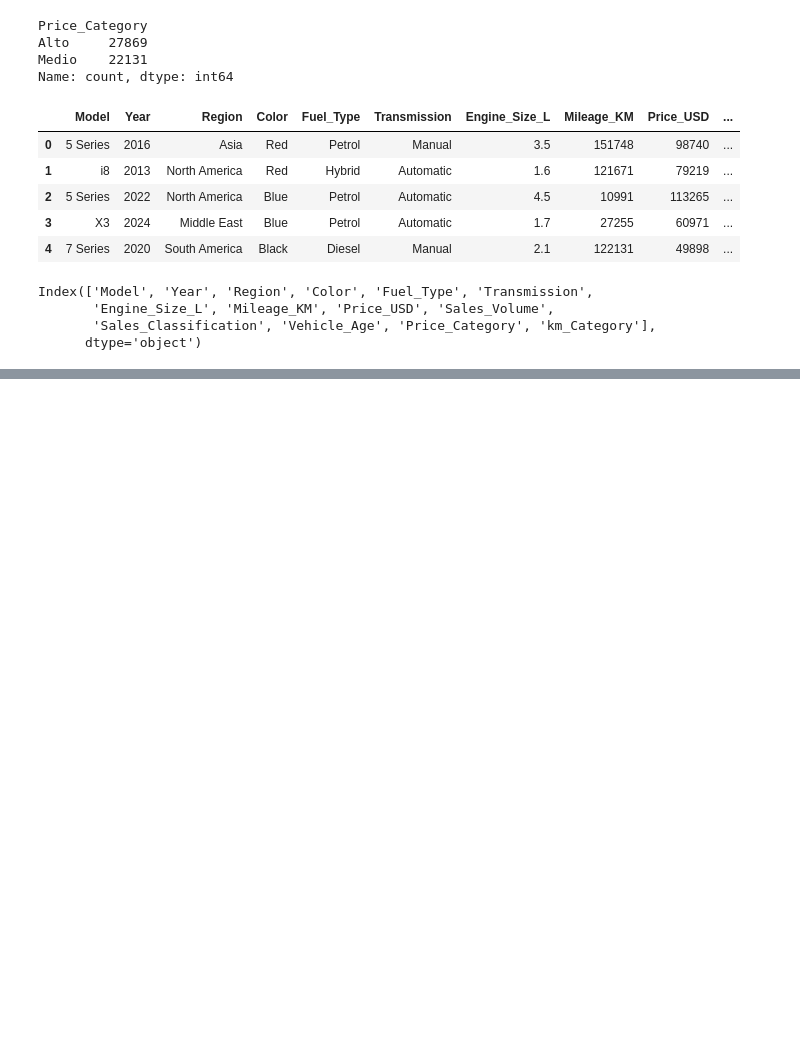
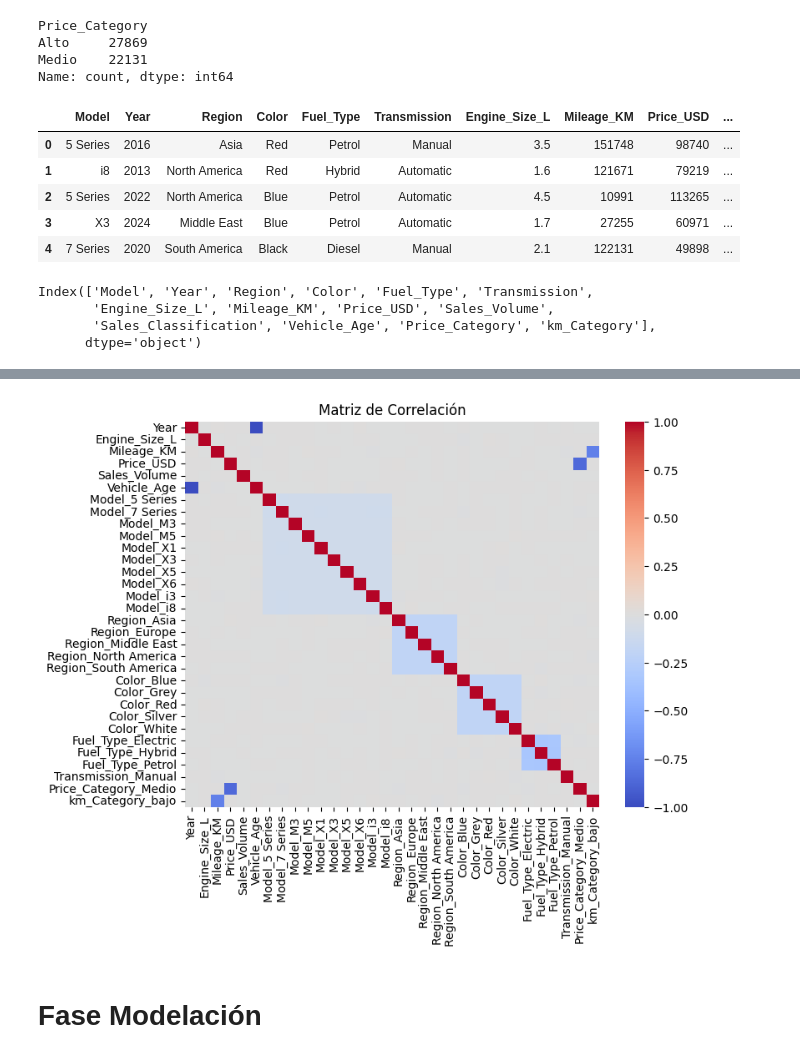
Before and after one commit to josuemarinab/bmw_analysis, a Jupyter notebook: modelo_bmw.ipynb, the cells around one changed output, grey strips where cells are left out. Saved outputs shown, nothing was run; the diff lists cells and outputs as text; code cells hidden in the pictures; blank space fills up the shorter version.

Commit message:
Fase Modelo

```diff
--- a/modelo_bmw.ipynb
+++ b/modelo_bmw.ipynb
@@ -320,0 +355,4 @@ Index(['Model', 'Year', 'Region', 'Color', 'Fuel_Type', 'Transmission',
+# %%
+# selecciona las variables categoricas excluyendo la variable objetivo
+categorical_vars = df_bmw.select_dtypes(include=['object']).columns.tolist()
+categorical_vars.remove('Sales_Classification')
@@ -320,0 +363,3 @@ Index(['Model', 'Year', 'Region', 'Color', 'Fuel_Type', 'Transmission',
+# %%
+# Crear nuevo dataframe
+df_model = df_bmw.copy()
@@ -320,0 +368,4 @@ Index(['Model', 'Year', 'Region', 'Color', 'Fuel_Type', 'Transmission',
+# %%
+# Aplicar one hot encoding a las variables categoricas
+df_encoded = pd.get_dummies(df_model, columns=categorical_vars, drop_first=True)
+df_encoded.head()
@@ -320,0 +380,13 @@ Index(['Model', 'Year', 'Region', 'Color', 'Fuel_Type', 'Transmission',
+# %%
+numeric_independent_cols = [col for col in df_encoded.columns
+                            if col != 'Sales_Classification' and df_encoded[col].dtype != 'object']
+corr_matrix = df_encoded[numeric_independent_cols].corr()
+# %%
+plt.figure(figsize=(8,6))
+sns.heatmap(corr_matrix, cmap='coolwarm', center=0)
+plt.title('Matriz de Correlación')
+plt.show()
+# %% [output]
+[figure, added]
+# %% [markdown]
+# Fase Modelación
```
Also changed, not shown: parts of 10 cells of this notebook.
